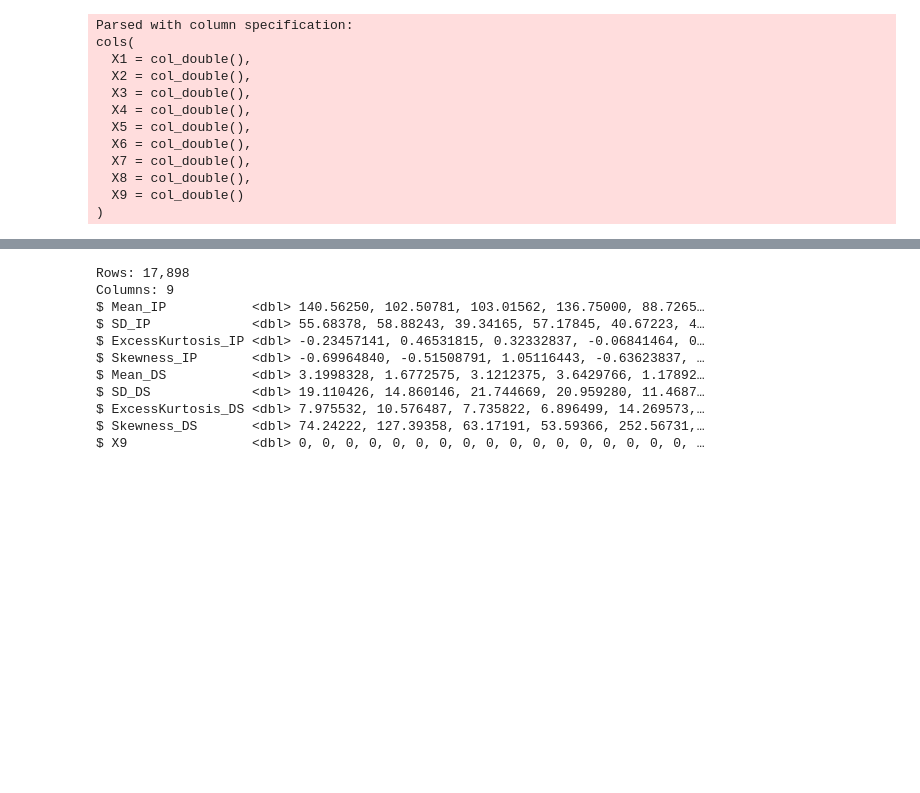
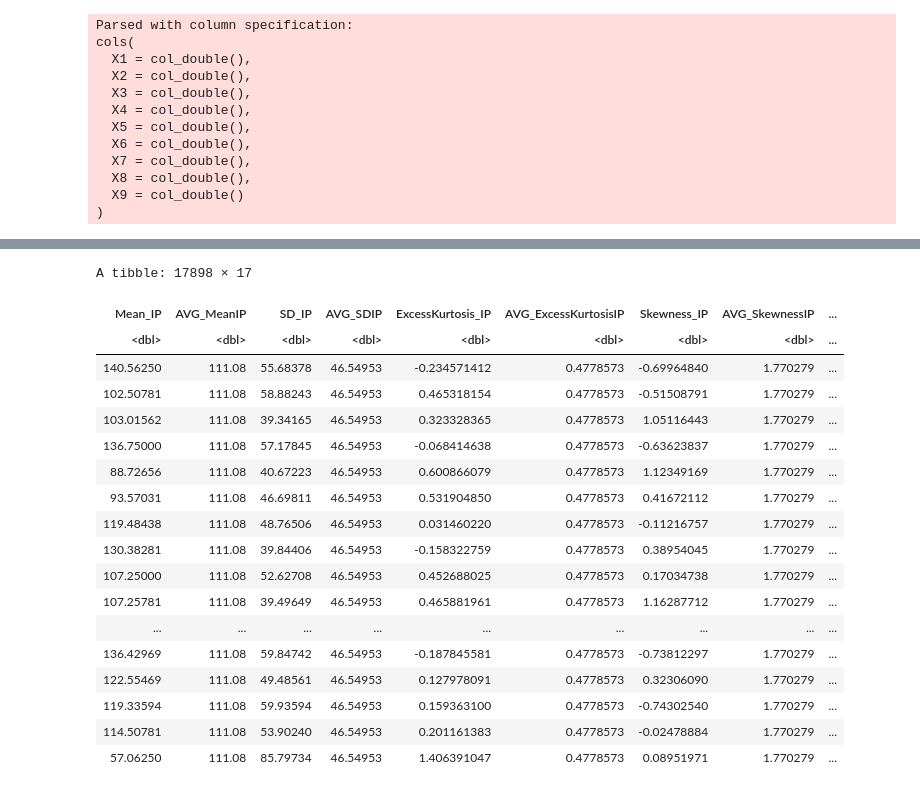
Before and after one commit to JeanetteOfficial/DSCI100_GroupProject_006_1, a Jupyter notebook: projectproposal.ipynb, the cells around one changed output, grey strips where cells are left out. Cells and saved outputs as stored; diff of their text form; code cells hidden in the pictures; blank space fills up the shorter version.

```diff
--- a/projectproposal.ipynb
+++ b/projectproposal.ipynb
@@ -91,17 +73,3 @@ A tibble: 17898 × 9
 | 119.33594 | 59.93594 | 0.159363100 | -0.74302540 | 21.4306020 | 58.872000 | 2.4995171 | 4.595173 | 0 |
 | 114.50781 | 53.90240 | 0.201161383 | -0.02478884 | 1.9464883 | 13.381731 | 10.0079673 | 134.238910 | 0 |
 | 57.06250 | 85.79734 | 1.406391047 | 0.08951971 | 188.3060201 | 64.712562 | -1.5975266 | 1.429475 | 0 |
-# %%
-glimpse(raw_data)
-# %% [output]
-Rows: 17,898
-Columns: 9
-$ Mean_IP           <dbl> 140.56250, 102.50781, 103.01562, 136.75000, 88.7265…
-$ SD_IP             <dbl> 55.68378, 58.88243, 39.34165, 57.17845, 40.67223, 4…
-$ ExcessKurtosis_IP <dbl> -0.23457141, 0.46531815, 0.32332837, -0.06841464, 0…
-$ Skewness_IP       <dbl> -0.69964840, -0.51508791, 1.05116443, -0.63623837, …
-$ Mean_DS           <dbl> 3.1998328, 1.6772575, 3.1212375, 3.6429766, 1.17892…
-$ SD_DS             <dbl> 19.110426, 14.860146, 21.744669, 20.959280, 11.4687…
-$ ExcessKurtosis_DS <dbl> 7.975532, 10.576487, 7.735822, 6.896499, 14.269573,…
-$ Skewness_DS       <dbl> 74.24222, 127.39358, 63.17191, 53.59366, 252.56731,…
-$ X9                <dbl> 0, 0, 0, 0, 0, 0, 0, 0, 0, 0, 0, 0, 0, 0, 0, 0, 0, …
@@ -111,0 +78,32 @@ $ X9                <dbl> 0, 0, 0, 0, 0, 0, 0, 0, 0, 0, 0, 0, 0, 0, 0, 0, 0, …
+# %%
+mean_data <- raw_data %>%
+    mutate(AVG_MeanIP = mean(Mean_IP), .after = Mean_IP) %>%
+    mutate(AVG_SDIP = mean(SD_IP), .after = SD_IP) %>%
+    mutate(AVG_ExcessKurtosisIP = mean(ExcessKurtosis_IP), .after = ExcessKurtosis_IP) %>%
+    mutate(AVG_SkewnessIP = mean(Skewness_IP), .after = Skewness_IP) %>%
+    mutate(AVG_MeanDS = mean(Mean_DS), .after = Mean_DS) %>%
+    mutate(AVG_SDDS = mean(SD_DS), .after = SD_DS) %>%
+    mutate(AVG_ExcessKurtosisDS = mean(ExcessKurtosis_DS), .after = ExcessKurtosis_DS) %>%
+    mutate(AVG_SkewnessDS = mean(Skewness_DS), .after = Skewness_DS)
+
+mean_data
+# %% [output]
+A tibble: 17898 × 17
+| Mean_IP | AVG_MeanIP | SD_IP | AVG_SDIP | ExcessKurtosis_IP | AVG_ExcessKurtosisIP | Skewness_IP | AVG_SkewnessIP | ... |
+| <dbl> | <dbl> | <dbl> | <dbl> | <dbl> | <dbl> | <dbl> | <dbl> | ... |
+| 140.56250 | 111.08 | 55.68378 | 46.54953 | -0.234571412 | 0.4778573 | -0.69964840 | 1.770279 | ... |
+| 102.50781 | 111.08 | 58.88243 | 46.54953 | 0.465318154 | 0.4778573 | -0.51508791 | 1.770279 | ... |
+| 103.01562 | 111.08 | 39.34165 | 46.54953 | 0.323328365 | 0.4778573 | 1.05116443 | 1.770279 | ... |
+| 136.75000 | 111.08 | 57.17845 | 46.54953 | -0.068414638 | 0.4778573 | -0.63623837 | 1.770279 | ... |
+| 88.72656 | 111.08 | 40.67223 | 46.54953 | 0.600866079 | 0.4778573 | 1.12349169 | 1.770279 | ... |
+| 93.57031 | 111.08 | 46.69811 | 46.54953 | 0.531904850 | 0.4778573 | 0.41672112 | 1.770279 | ... |
+| 119.48438 | 111.08 | 48.76506 | 46.54953 | 0.031460220 | 0.4778573 | -0.11216757 | 1.770279 | ... |
+| 130.38281 | 111.08 | 39.84406 | 46.54953 | -0.158322759 | 0.4778573 | 0.38954045 | 1.770279 | ... |
+| 107.25000 | 111.08 | 52.62708 | 46.54953 | 0.452688025 | 0.4778573 | 0.17034738 | 1.770279 | ... |
+| 107.25781 | 111.08 | 39.49649 | 46.54953 | 0.465881961 | 0.4778573 | 1.16287712 | 1.770279 | ... |
+| ... | ... | ... | ... | ... | ... | ... | ... | ... |
+| 136.42969 | 111.08 | 59.84742 | 46.54953 | -0.187845581 | 0.4778573 | -0.73812297 | 1.770279 | ... |
+| 122.55469 | 111.08 | 49.48561 | 46.54953 | 0.127978091 | 0.4778573 | 0.32306090 | 1.770279 | ... |
+| 119.33594 | 111.08 | 59.93594 | 46.54953 | 0.159363100 | 0.4778573 | -0.74302540 | 1.770279 | ... |
+| 114.50781 | 111.08 | 53.90240 | 46.54953 | 0.201161383 | 0.4778573 | -0.02478884 | 1.770279 | ... |
+| 57.06250 | 111.08 | 85.79734 | 46.54953 | 1.406391047 | 0.4778573 | 0.08951971 | 1.770279 | ... |
```
Also changed, not shown: parts of 13 cells of this notebook.
